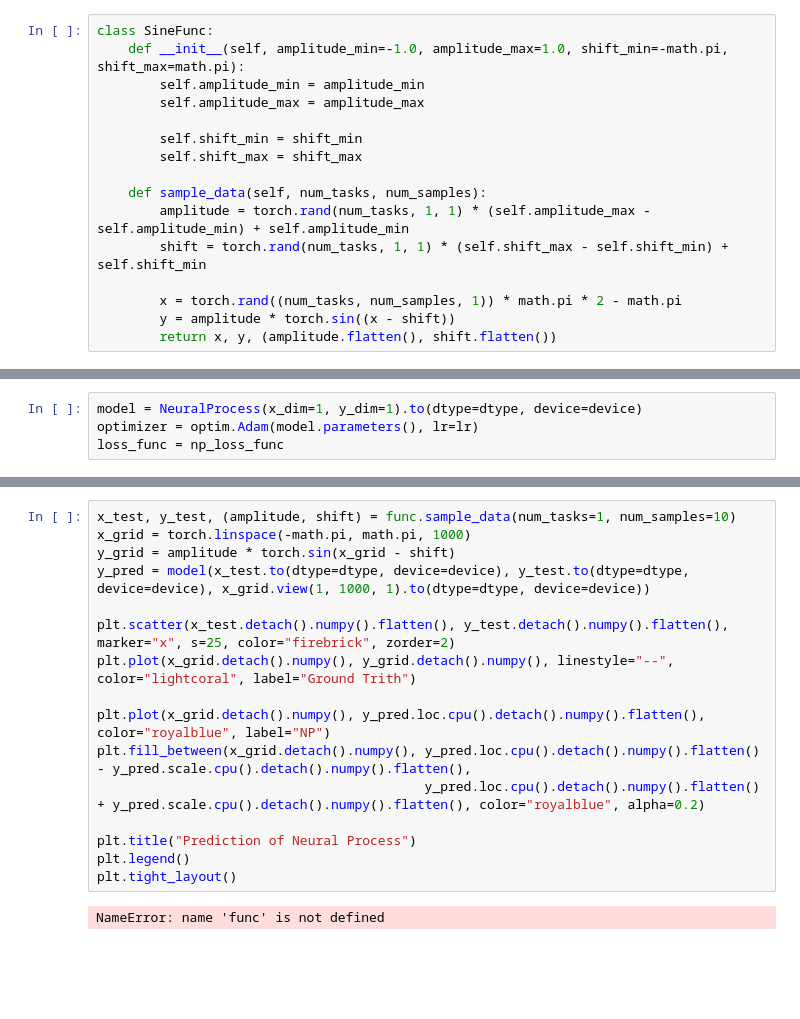
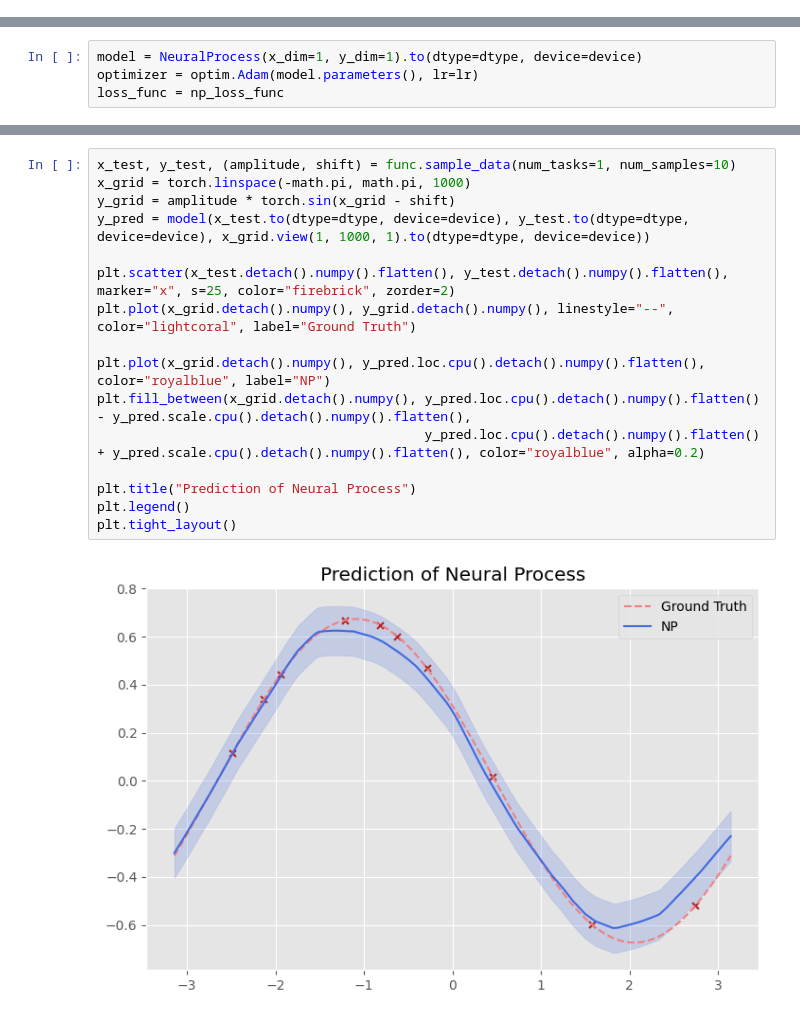
Before and after one commit to dbsxodud-11/np_variants, a Jupyter notebook: notebooks/np.ipynb, the cells around one changed output, grey strips where cells are left out. Saved outputs shown, nothing was run; the diff lists cells and outputs as text; blank space fills up the shorter version.

```diff
--- a/notebooks/np.ipynb
+++ b/notebooks/np.ipynb
@@ -14,20 +14,4 @@ plt.rcParams['figure.figsize'] = (7.2, 4.8)
 # %%
 dtype = torch.double
 device = torch.device("cuda")
-# %%
-class SineFunc:
-    def __init__(self, amplitude_min=-1.0, amplitude_max=1.0, shift_min=-math.pi, shift_max=math.pi):
-        self.amplitude_min = amplitude_min
-        self.amplitude_max = amplitude_max
-
-        self.shift_min = shift_min
-        self.shift_max = shift_max
-
-    def sample_data(self, num_tasks, num_samples):
-        amplitude = torch.rand(num_tasks, 1, 1) * (self.amplitude_max - self.amplitude_min) + self.amplitude_min
-        shift = torch.rand(num_tasks, 1, 1) * (self.shift_max - self.shift_min) + self.shift_min
-
-        x = torch.rand((num_tasks, num_samples, 1)) * math.pi * 2 - math.pi
-        y = amplitude * torch.sin((x - shift))
-        return x, y, (amplitude.flatten(), shift.flatten())
 # %%
@@ -101,18 +87,18 @@ for epoch in range(num_epochs):
 # %%
 x_test, y_test, (amplitude, shift) = func.sample_data(num_tasks=1, num_samples=10)
 x_grid = torch.linspace(-math.pi, math.pi, 1000)
 y_grid = amplitude * torch.sin(x_grid - shift)
 y_pred = model(x_test.to(dtype=dtype, device=device), y_test.to(dtype=dtype, device=device), x_grid.view(1, 1000, 1).to(dtype=dtype, device=device))
 
 plt.scatter(x_test.detach().numpy().flatten(), y_test.detach().numpy().flatten(), marker="x", s=25, color="firebrick", zorder=2)
-plt.plot(x_grid.detach().numpy(), y_grid.detach().numpy(), linestyle="--", color="lightcoral", label="Ground Trith")
+plt.plot(x_grid.detach().numpy(), y_grid.detach().numpy(), linestyle="--", color="lightcoral", label="Ground Truth")
 
 plt.plot(x_grid.detach().numpy(), y_pred.loc.cpu().detach().numpy().flatten(), color="royalblue", label="NP")
 plt.fill_between(x_grid.detach().numpy(), y_pred.loc.cpu().detach().numpy().flatten() - y_pred.scale.cpu().detach().numpy().flatten(),
                                           y_pred.loc.cpu().detach().numpy().flatten() + y_pred.scale.cpu().detach().numpy().flatten(), color="royalblue", alpha=0.2)
 
 plt.title("Prediction of Neural Process")
 plt.legend()
 plt.tight_layout()
 # %% [output]
-NameError: name 'func' is not defined
+[figure, added]
```
Also changed, not shown: parts of 3 cells of this notebook, 9 other files.
